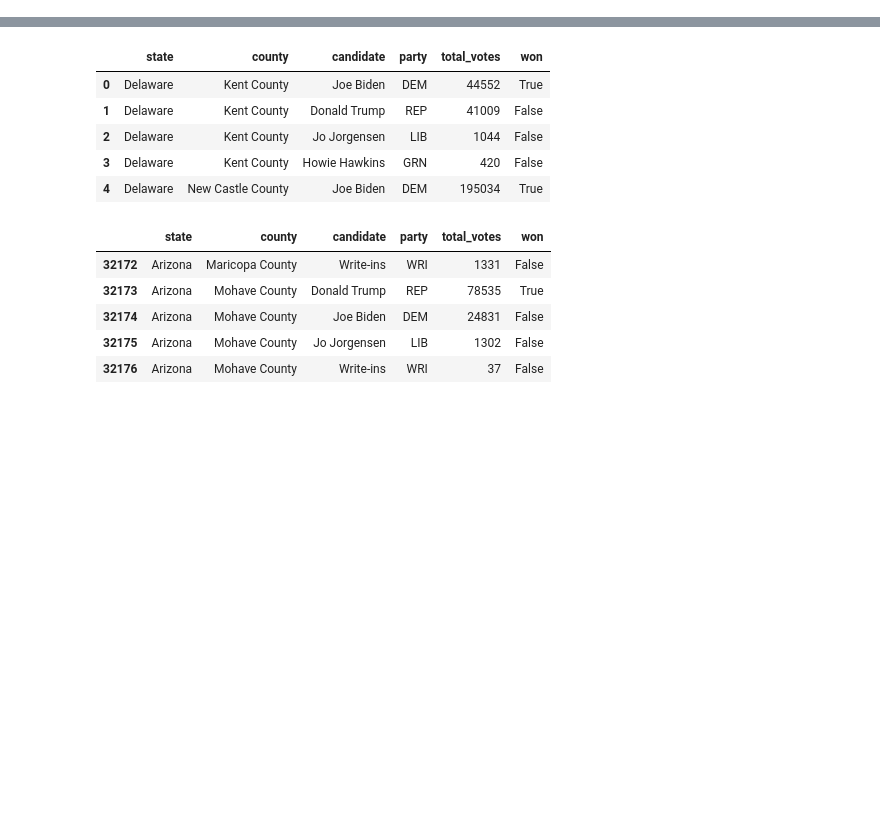
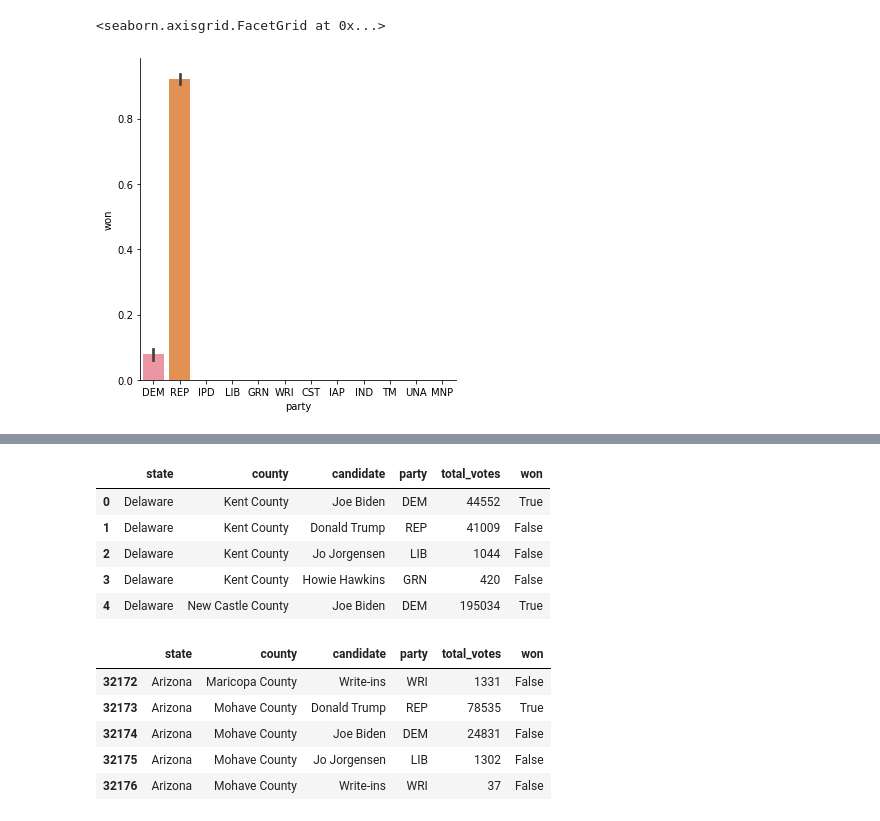
Before and after one commit to devsyam6/us_election, a Jupyter notebook: us_election_2020.ipynb, the cells around one changed output, grey strips where cells are left out. Cells and saved outputs as stored; diff of their text form; code cells hidden in the pictures; blank space fills up the shorter version.

```diff
--- a/us_election_2020.ipynb
+++ b/us_election_2020.ipynb
@@ -4,0 +41,3 @@ import matplotlib.pyplot as plt #visualizationb
+# %%
+governors_county_candidate=pd.read_csv(r'/home/jimbrootan/Desktop/Data_Science_Online/ML_datasets/us_election_2020/governors_county_candidate.csv')
+governors_county_candidate.head()
@@ -4,0 +51,3 @@ import matplotlib.pyplot as plt #visualizationb
+# %%
+governors_county_candidate = pd.DataFrame(governors_county_candidate)
+governors_county_candidate.drop(governors_county_candidate.columns[[0, 1, 2, 4]], axis = 1, inplace = True)
@@ -4,0 +63,5 @@ import matplotlib.pyplot as plt #visualizationb
+# %%
+sns.catplot(x="party", y="won", kind = "bar", data=governors_county_candidate)
+# %% [output]
+<seaborn.axisgrid.FacetGrid at 0x...>
+[figure, added]
```
Also changed, not shown: parts of 21 cells of this notebook.
